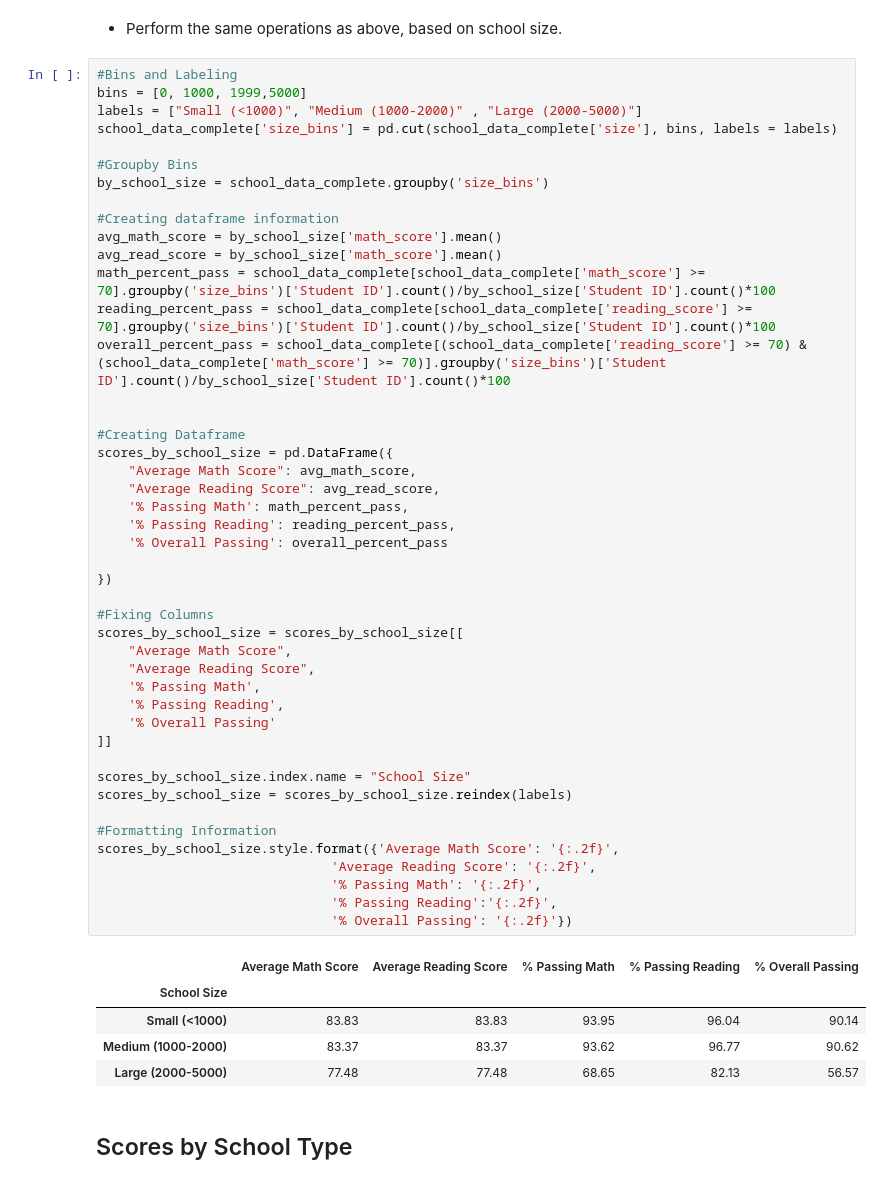
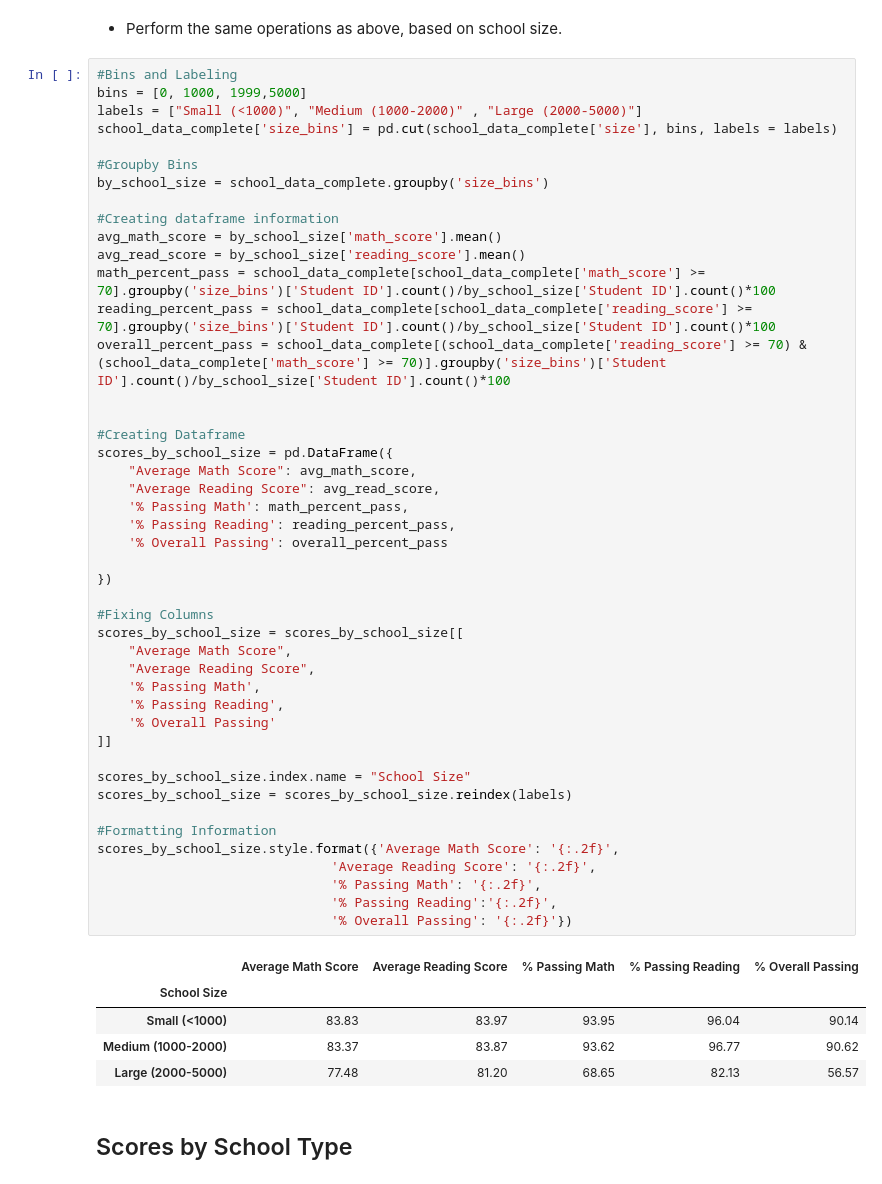
Before and after one commit to jeugenio103/pandas-challenge, a Jupyter notebook: PyCitySchools/PyCitySchools_starter.ipynb, the cells around one changed output. Saved outputs shown, nothing was run; the diff lists cells and outputs as text.

```diff
--- a/PyCitySchools/PyCitySchools_starter.ipynb
+++ b/PyCitySchools/PyCitySchools_starter.ipynb
@@ -368,7 +368,7 @@ by_school_size = school_data_complete.groupby('size_bins')
 
 #Creating dataframe information
 avg_math_score = by_school_size['math_score'].mean()
-avg_read_score = by_school_size['math_score'].mean()
+avg_read_score = by_school_size['reading_score'].mean()
 math_percent_pass = school_data_complete[school_data_complete['math_score'] >= 70].groupby('size_bins')['Student ID'].count()/by_school_size['Student ID'].count()*100
 reading_percent_pass = school_data_complete[school_data_complete['reading_score'] >= 70].groupby('size_bins')['Student ID'].count()/by_school_size['Student ID'].count()*100
 overall_percent_pass = school_data_complete[(school_data_complete['reading_score'] >= 70) & (school_data_complete['math_score'] >= 70)].groupby('size_bins')['Student ID'].count()/by_school_size['Student ID'].count()*100
@@ -378,36 +378,36 @@ overall_percent_pass = school_data_complete[(school_data_complete['reading_score
 scores_by_school_size = pd.DataFrame({
     "Average Math Score": avg_math_score,
     "Average Reading Score": avg_read_score,
     '% Passing Math': math_percent_pass,
     '% Passing Reading': reading_percent_pass,
     '% Overall Passing': overall_percent_pass
 
 })
 
 #Fixing Columns
 scores_by_school_size = scores_by_school_size[[
     "Average Math Score",
     "Average Reading Score",
     '% Passing Math',
     '% Passing Reading',
     '% Overall Passing'
 ]]
 
 scores_by_school_size.index.name = "School Size"
 scores_by_school_size = scores_by_school_size.reindex(labels)
 
 #Formatting Information
 scores_by_school_size.style.format({'Average Math Score': '{:.2f}',
                               'Average Reading Score': '{:.2f}',
                               '% Passing Math': '{:.2f}',
                               '% Passing Reading':'{:.2f}',
                               '% Overall Passing': '{:.2f}'})
 # %% [output]
 |  | Average Math Score | Average Reading Score | % Passing Math | % Passing Reading | % Overall Passing |
 | School Size |  |  |  |  |  |
-| Small (<1000) | 83.83 | 83.83 | 93.95 | 96.04 | 90.14 |
-| Medium (1000-2000) | 83.37 | 83.37 | 93.62 | 96.77 | 90.62 |
-| Large (2000-5000) | 77.48 | 77.48 | 68.65 | 82.13 | 56.57 |
+| Small (<1000) | 83.83 | 83.97 | 93.95 | 96.04 | 90.14 |
+| Medium (1000-2000) | 83.37 | 83.87 | 93.62 | 96.77 | 90.62 |
+| Large (2000-5000) | 77.48 | 81.20 | 68.65 | 82.13 | 56.57 |
 # %% [markdown]
 ## Scores by School Type
 # %% [markdown]
```
Also changed, not shown: parts of 1 cell of this notebook.
